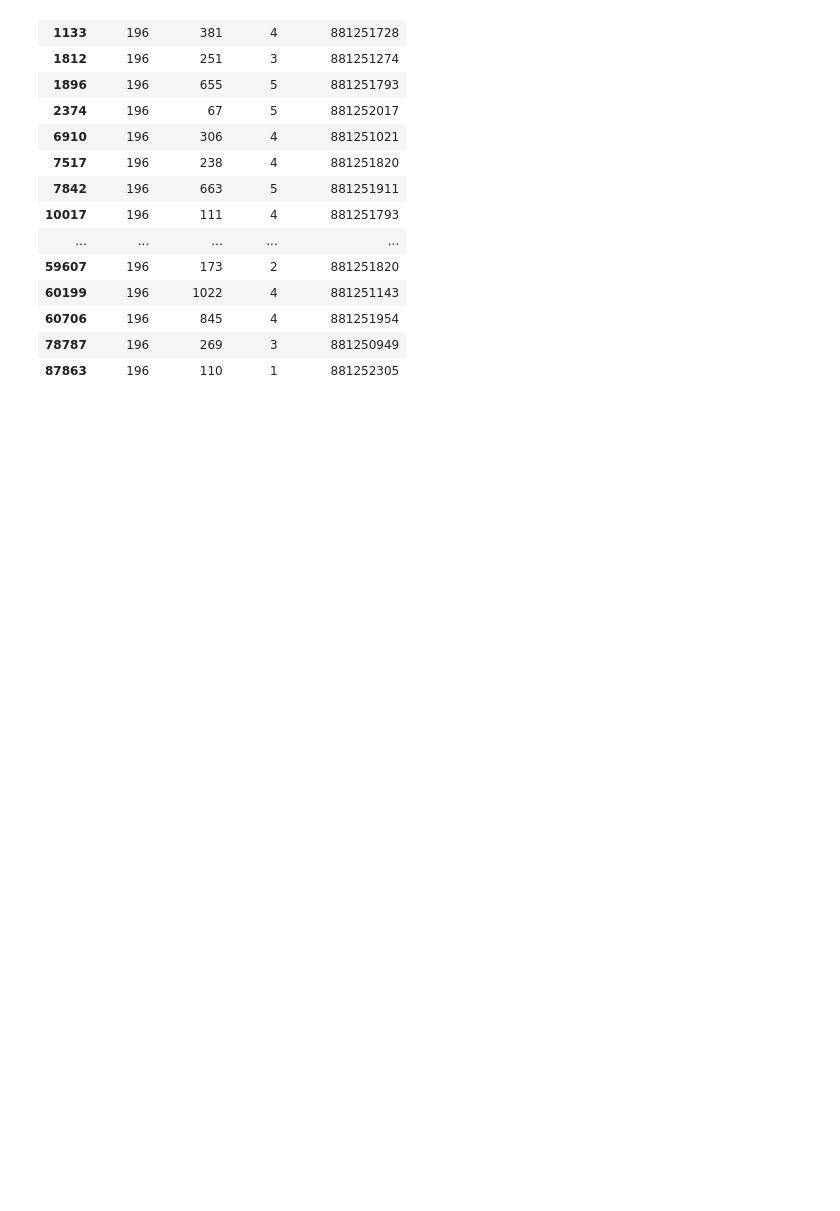
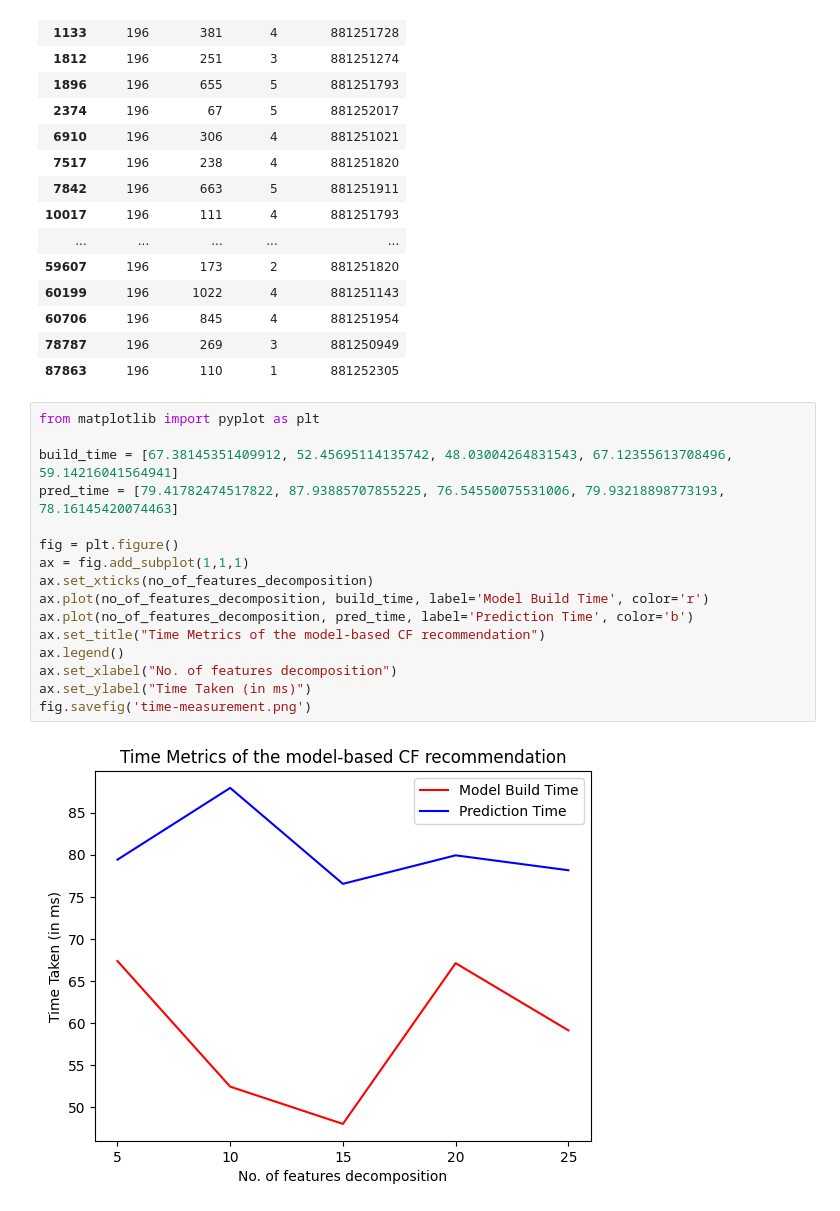
Before and after one commit to unkemptArc99/cs6220-assignments, a Jupyter notebook: programming-assignment-3/HW3.ipynb, the cells around one changed output. Cells and saved outputs as stored; diff of their text form; blank space fills up the shorter version.

```diff
--- a/programming-assignment-3/HW3.ipynb
+++ b/programming-assignment-3/HW3.ipynb
@@ -186,3 +186,21 @@ ratings[ratings['user_id'] == THE_CHOOSEN_USER]
 | 60706 | 196 | 845 | 4 | 881251954 |
 | 78787 | 196 | 269 | 3 | 881250949 |
 | 87863 | 196 | 110 | 1 | 881252305 |
+# %%
+from matplotlib import pyplot as plt
+
+build_time = [67.38145351409912, 52.45695114135742, 48.03004264831543, 67.12355613708496, 59.14216041564941]
+pred_time = [79.41782474517822, 87.93885707855225, 76.54550075531006, 79.93218898773193, 78.16145420074463]
+
+fig = plt.figure()
+ax = fig.add_subplot(1,1,1)
+ax.set_xticks(no_of_features_decomposition)
+ax.plot(no_of_features_decomposition, build_time, label='Model Build Time', color='r')
+ax.plot(no_of_features_decomposition, pred_time, label='Prediction Time', color='b')
+ax.set_title("Time Metrics of the model-based CF recommendation")
+ax.legend()
+ax.set_xlabel("No. of features decomposition")
+ax.set_ylabel("Time Taken (in ms)")
+fig.savefig('time-measurement.png')
+# %% [output]
+[figure, added]
```
Also changed, not shown: parts of 1 cell of this notebook.
